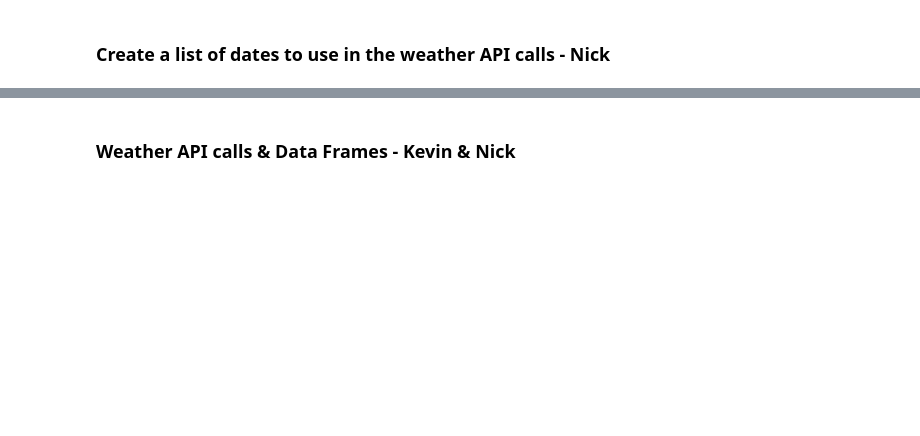
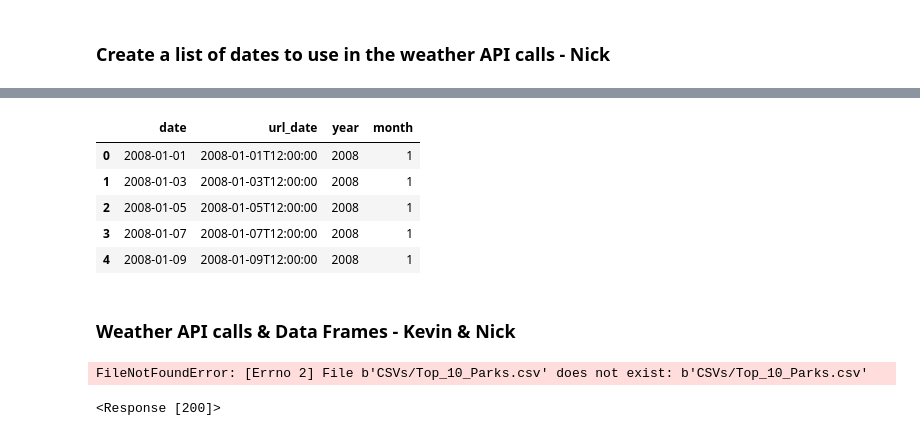
Before and after one commit to andrewswellie/National_Parks_Visitation_vs_Climate_Over_Time, a Jupyter notebook: Climate_and_National_Park_Visitation.ipynb, the cells around one changed output, grey strips where cells are left out. Saved outputs shown, nothing was run; the diff lists cells and outputs as text; code cells hidden in the pictures; blank space fills up the shorter version.

```diff
--- a/Climate_and_National_Park_Visitation.ipynb
+++ b/Climate_and_National_Park_Visitation.ipynb
@@ -46,0 +147,4 @@ park_visits_df.head(1500)
+# %%
+dates = pd.date_range(start='2008-01-01', end='2018-12-31', freq='2d')
+
+print(dates)
@@ -47,2 +160,46 @@ park_visits_df.head(1500)
+# %%
+url_dates = []
+reg_dates = []
+months = []
+years = []
+
+for x in dates:
+    date_parts = datetime.datetime.strptime((str(x).split(' ', 1)[0]), "%Y-%m-%d")
+    # month number
+    months.append(date_parts.month)
+    years.append(date_parts.year)
+    reg_dates.append((str(x).split(' ', 1)[0]))
+    url_dates.append((str(x).split(' ', 1)[0]) + "T12:00:00")
+# %%
+date_df = pd.DataFrame({"date" : reg_dates,
+                        "url_date" : url_dates,
+                        "year" : years,
+                        "month" : months})
+
+date_df.head()
+# %% [output]
+|  | date | url_date | year | month |
+| 0 | 2008-01-01 | 2008-01-01T12:00:00 | 2008 | 1 |
+| 1 | 2008-01-03 | 2008-01-03T12:00:00 | 2008 | 1 |
+| 2 | 2008-01-05 | 2008-01-05T12:00:00 | 2008 | 1 |
+| 3 | 2008-01-07 | 2008-01-07T12:00:00 | 2008 | 1 |
+| 4 | 2008-01-09 | 2008-01-09T12:00:00 | 2008 | 1 |
 # %% [markdown]
 ### Weather API calls & Data Frames - Kevin & Nick
+# %%
+base_url = "https://api.darksky.net/forecast/[key]/[latitude],[longitude]"
+test_url = "https://api.darksky.net/forecast/207521500b0c1207a0cd6d1181bf4ce1/35.611764,-83.489545,2009-02-03T12:00:00"
+
+file = "CSVs/Top_10_Parks.csv"
+
+park_df = pd.read_csv(file)
+
+park_df.head()
+# %% [output]
+FileNotFoundError: [Errno 2] File b'CSVs/Top_10_Parks.csv' does not exist: b'CSVs/Top_10_Parks.csv'
+# %%
+response = requests.get(test_url)
+json_response = response.json()
+print(response)
+# %% [output]
+<Response [200]>
```
Also changed, not shown: parts of 28 cells of this notebook.
